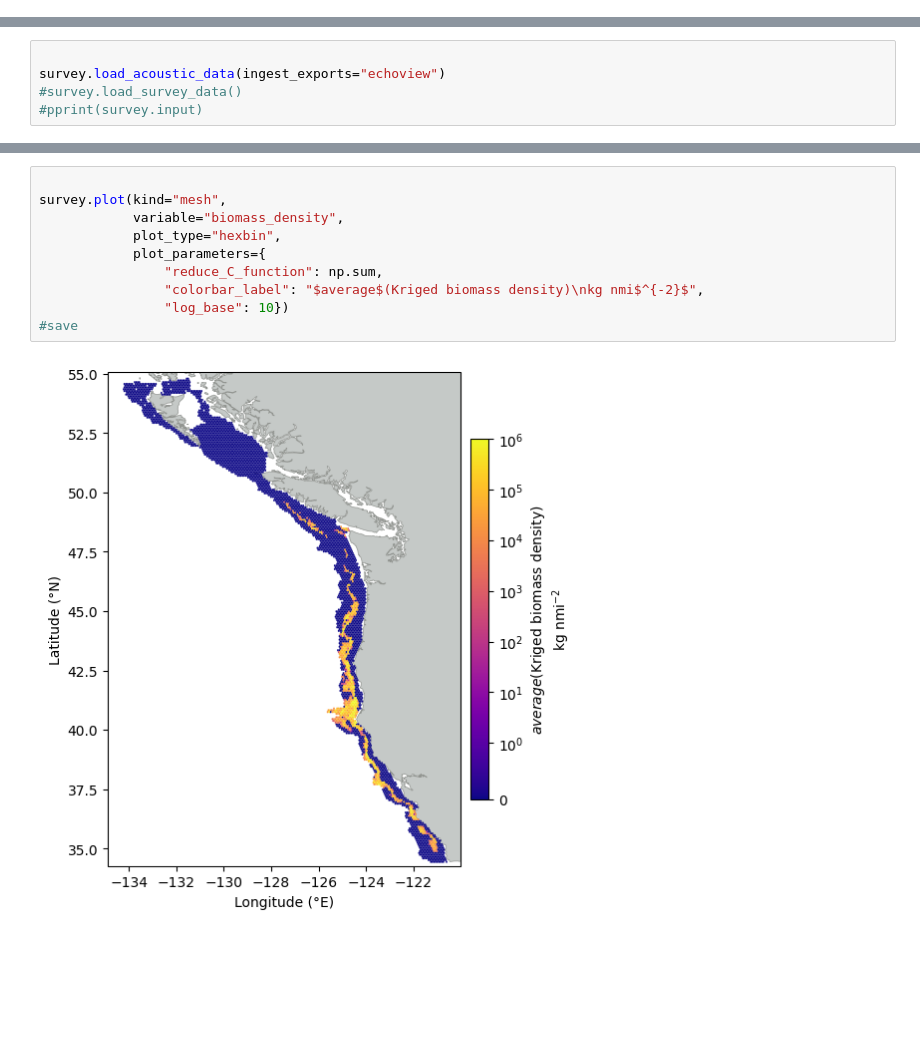
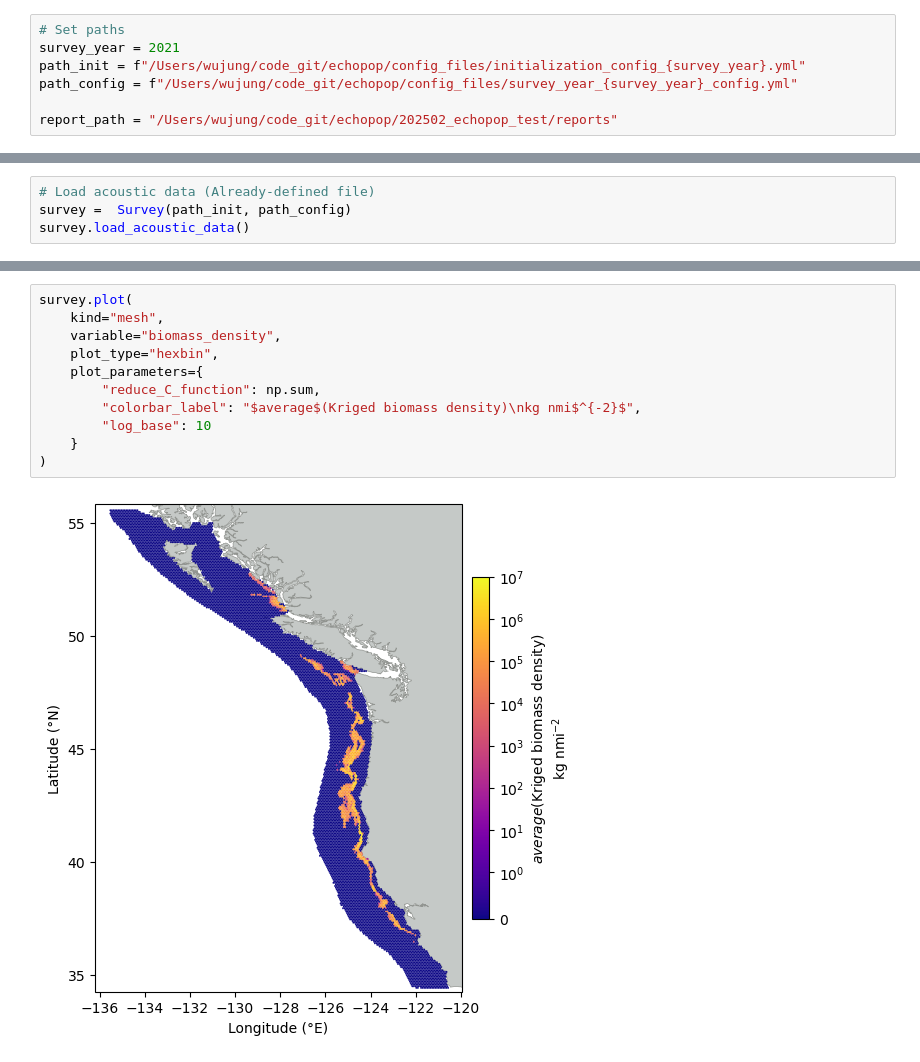
Before and after one commit to leewujung/echopop, a Jupyter notebook: 202502_echopop_test/echopop_workflow_2021.ipynb, the cells around one changed output, grey strips where cells are left out. Drawn from its saved outputs; the diff is of its cells as text; blank space fills up the shorter version.

Commit message:
add the correct version of echopop workflow

```diff
--- a/202502_echopop_test/echopop_workflow_2021.ipynb
+++ b/202502_echopop_test/echopop_workflow_2021.ipynb
@@ -42,0 +8,7 @@ datapass_path='/mnt/c/rthomas/Pycode/Learn_EchoPop/datapass'
+# %%
+# Set paths
+survey_year = 2021
+path_init = f"/Users/wujung/code_git/echopop/config_files/initialization_config_{survey_year}.yml"
+path_config = f"/Users/wujung/code_git/echopop/config_files/survey_year_{survey_year}_config.yml"
+
+report_path = "/Users/wujung/code_git/echopop/202502_echopop_test/reports"
@@ -42,0 +29,4 @@ datapass_path='/mnt/c/rthomas/Pycode/Learn_EchoPop/datapass'
+# %%
+# Load acoustic data (Already-defined file)
+survey =  Survey(path_init, path_config)
+survey.load_acoustic_data()
@@ -67,5 +59,0 @@ import pandas as pd
-# %%
-
-survey.load_acoustic_data(ingest_exports="echoview")
-#survey.load_survey_data()
-#pprint(survey.input)
@@ -328,13 +179,14 @@ c=survey.plot(kind="transect", variable="nasc")
 # %%
-
-survey.plot(kind="mesh",
-            variable="biomass_density",
-            plot_type="hexbin",
-            plot_parameters={
-                "reduce_C_function": np.sum,
-                "colorbar_label": "$average$(Kriged biomass density)\nkg nmi$^{-2}$",
-                "log_base": 10})
-#save
+survey.plot(
+    kind="mesh",
+    variable="biomass_density",
+    plot_type="hexbin",
+    plot_parameters={
+        "reduce_C_function": np.sum,
+        "colorbar_label": "$average$(Kriged biomass density)\nkg nmi$^{-2}$",
+        "log_base": 10
+    }
+)
 # %% [output]
-[figure, old version]
+[figure, new version]
 # %%
```
Also changed, not shown: parts of 31 cells of this notebook.
